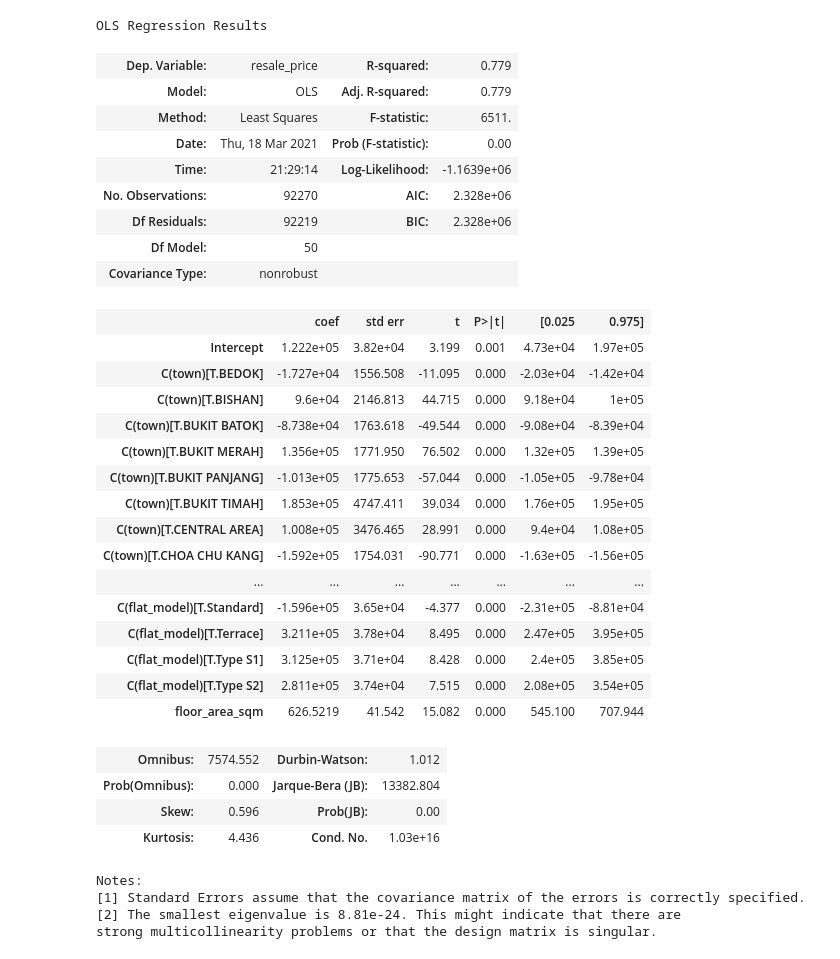
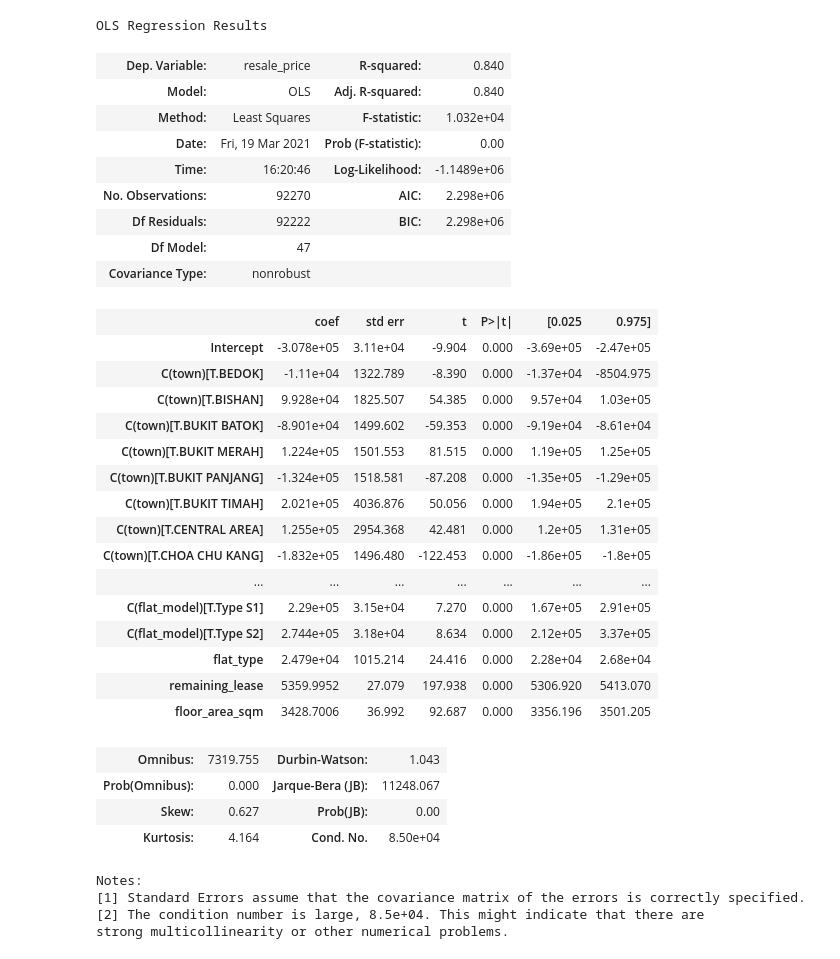
Before and after one commit to festevil/CZ2006-Lab1, a Jupyter notebook: Price regression.ipynb, the cells around one changed output. Saved outputs shown, nothing was run; the diff lists cells and outputs as text; code cells hidden in the pictures.

Commit message:
Add files via upload
Regression modelling

```diff
--- a/Price regression.ipynb
+++ b/Price regression.ipynb
@@ -8,6 +10,6 @@ data = pd.read_csv("resale-flat-prices-2017.csv")
 df = pd.DataFrame(data)
 # %%
 df["remaining_lease"] = df["remaining_lease"].astype(str).str[:2]
-df["remaining_lease"] = int(df["remaining_lease"])
+df["remaining_lease"] = df["remaining_lease"].astype(int)
 df
 # %% [output]
@@ -14,0 +29,5 @@ TypeError: cannot convert the series to <class 'int'>
+# %%
+from sklearn.preprocessing import LabelEncoder
+
+LE = LabelEncoder()
+df['flat_type'] = LE.fit_transform(df['flat_type'])
@@ -15,39 +50,40 @@ TypeError: cannot convert the series to <class 'int'>
 # %%
-fit = ols('resale_price ~ C(town) + C(flat_type) + C(flat_model) + floor_area_sqm', data=df).fit()
+
+fit = ols('resale_price ~ C(town) + C(flat_model) + flat_type  + remaining_lease + floor_area_sqm', data=df).fit()
 
 fit.summary()
 # %% [output]
 OLS Regression Results
-| Dep. Variable: | resale_price | R-squared: | 0.779 |
-| Model: | OLS | Adj. R-squared: | 0.779 |
-| Method: | Least Squares | F-statistic: | 6511. |
-| Date: | Thu, 18 Mar 2021 | Prob (F-statistic): | 0.00 |
-| Time: | 21:29:14 | Log-Likelihood: | -1.1639e+06 |
-| No. Observations: | 92270 | AIC: | 2.328e+06 |
-| Df Residuals: | 92219 | BIC: | 2.328e+06 |
-| Df Model: | 50 |  |  |
+| Dep. Variable: | resale_price | R-squared: | 0.840 |
+| Model: | OLS | Adj. R-squared: | 0.840 |
+| Method: | Least Squares | F-statistic: | 1.032e+04 |
+| Date: | Fri, 19 Mar 2021 | Prob (F-statistic): | 0.00 |
+| Time: | 16:20:46 | Log-Likelihood: | -1.1489e+06 |
+| No. Observations: | 92270 | AIC: | 2.298e+06 |
+| Df Residuals: | 92222 | BIC: | 2.298e+06 |
+| Df Model: | 47 |  |  |
 | Covariance Type: | nonrobust |  |  |
 |  | coef | std err | t | P>|t| | [0.025 | 0.975] |
-| Intercept | 1.222e+05 | 3.82e+04 | 3.199 | 0.001 | 4.73e+04 | 1.97e+05 |
-| C(town)[T.BEDOK] | -1.727e+04 | 1556.508 | -11.095 | 0.000 | -2.03e+04 | -1.42e+04 |
-| C(town)[T.BISHAN] | 9.6e+04 | 2146.813 | 44.715 | 0.000 | 9.18e+04 | 1e+05 |
-| C(town)[T.BUKIT BATOK] | -8.738e+04 | 1763.618 | -49.544 | 0.000 | -9.08e+04 | -8.39e+04 |
-| C(town)[T.BUKIT MERAH] | 1.356e+05 | 1771.950 | 76.502 | 0.000 | 1.32e+05 | 1.39e+05 |
-| C(town)[T.BUKIT PANJANG] | -1.013e+05 | 1775.653 | -57.044 | 0.000 | -1.05e+05 | -9.78e+04 |
-| C(town)[T.BUKIT TIMAH] | 1.853e+05 | 4747.411 | 39.034 | 0.000 | 1.76e+05 | 1.95e+05 |
-| C(town)[T.CENTRAL AREA] | 1.008e+05 | 3476.465 | 28.991 | 0.000 | 9.4e+04 | 1.08e+05 |
-| C(town)[T.CHOA CHU KANG] | -1.592e+05 | 1754.031 | -90.771 | 0.000 | -1.63e+05 | -1.56e+05 |
+| Intercept | -3.078e+05 | 3.11e+04 | -9.904 | 0.000 | -3.69e+05 | -2.47e+05 |
+| C(town)[T.BEDOK] | -1.11e+04 | 1322.789 | -8.390 | 0.000 | -1.37e+04 | -8504.975 |
+| C(town)[T.BISHAN] | 9.928e+04 | 1825.507 | 54.385 | 0.000 | 9.57e+04 | 1.03e+05 |
+| C(town)[T.BUKIT BATOK] | -8.901e+04 | 1499.602 | -59.353 | 0.000 | -9.19e+04 | -8.61e+04 |
+| C(town)[T.BUKIT MERAH] | 1.224e+05 | 1501.553 | 81.515 | 0.000 | 1.19e+05 | 1.25e+05 |
+| C(town)[T.BUKIT PANJANG] | -1.324e+05 | 1518.581 | -87.208 | 0.000 | -1.35e+05 | -1.29e+05 |
+| C(town)[T.BUKIT TIMAH] | 2.021e+05 | 4036.876 | 50.056 | 0.000 | 1.94e+05 | 2.1e+05 |
+| C(town)[T.CENTRAL AREA] | 1.255e+05 | 2954.368 | 42.481 | 0.000 | 1.2e+05 | 1.31e+05 |
+| C(town)[T.CHOA CHU KANG] | -1.832e+05 | 1496.480 | -122.453 | 0.000 | -1.86e+05 | -1.8e+05 |
 | ... | ... | ... | ... | ... | ... | ... |
-| C(flat_model)[T.Standard] | -1.596e+05 | 3.65e+04 | -4.377 | 0.000 | -2.31e+05 | -8.81e+04 |
-| C(flat_model)[T.Terrace] | 3.211e+05 | 3.78e+04 | 8.495 | 0.000 | 2.47e+05 | 3.95e+05 |
-| C(flat_model)[T.Type S1] | 3.125e+05 | 3.71e+04 | 8.428 | 0.000 | 2.4e+05 | 3.85e+05 |
-| C(flat_model)[T.Type S2] | 2.811e+05 | 3.74e+04 | 7.515 | 0.000 | 2.08e+05 | 3.54e+05 |
-| floor_area_sqm | 626.5219 | 41.542 | 15.082 | 0.000 | 545.100 | 707.944 |
+| C(flat_model)[T.Type S1] | 2.29e+05 | 3.15e+04 | 7.270 | 0.000 | 1.67e+05 | 2.91e+05 |
+| C(flat_model)[T.Type S2] | 2.744e+05 | 3.18e+04 | 8.634 | 0.000 | 2.12e+05 | 3.37e+05 |
+| flat_type | 2.479e+04 | 1015.214 | 24.416 | 0.000 | 2.28e+04 | 2.68e+04 |
+| remaining_lease | 5359.9952 | 27.079 | 197.938 | 0.000 | 5306.920 | 5413.070 |
+| floor_area_sqm | 3428.7006 | 36.992 | 92.687 | 0.000 | 3356.196 | 3501.205 |
-| Omnibus: | 7574.552 | Durbin-Watson: | 1.012 |
-| Prob(Omnibus): | 0.000 | Jarque-Bera (JB): | 13382.804 |
-| Skew: | 0.596 | Prob(JB): | 0.00 |
-| Kurtosis: | 4.436 | Cond. No. | 1.03e+16 |
+| Omnibus: | 7319.755 | Durbin-Watson: | 1.043 |
+| Prob(Omnibus): | 0.000 | Jarque-Bera (JB): | 11248.067 |
+| Skew: | 0.627 | Prob(JB): | 0.00 |
+| Kurtosis: | 4.164 | Cond. No. | 8.50e+04 |
 Notes:
 [1] Standard Errors assume that the covariance matrix of the errors is correctly specified.
-[2] The smallest eigenvalue is 8.81e-24. This might indicate that there are
-strong multicollinearity problems or that the design matrix is singular.
+[2] The condition number is large, 8.5e+04. This might indicate that there are
+strong multicollinearity or other numerical problems.
```
Also changed, not shown: parts of 8 cells of this notebook.
